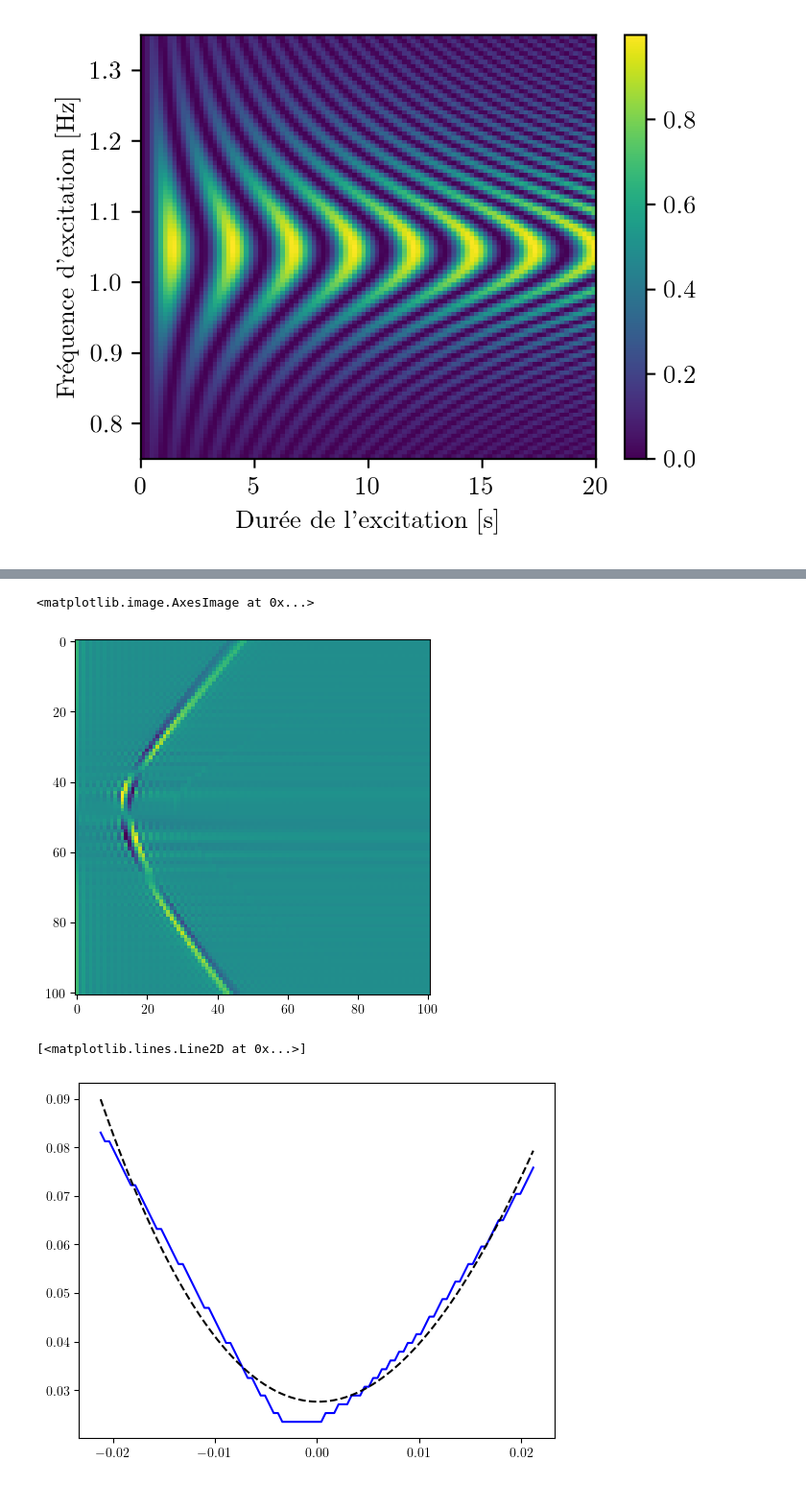
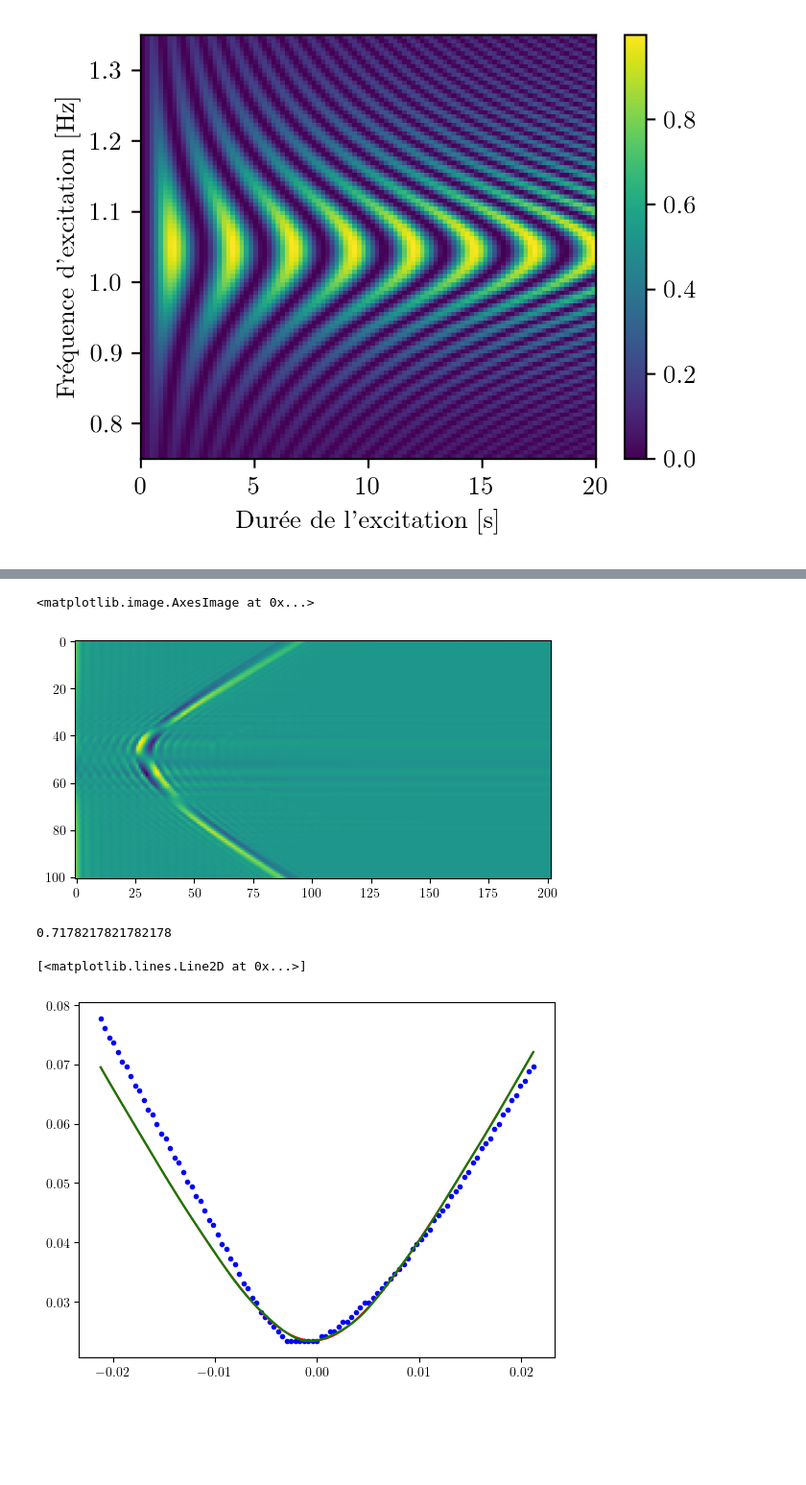
Before and after one commit to ekspone/GyroSpin, a Jupyter notebook: Article/Julia/Rabi_Test.ipynb, the cells around one changed output, grey strips where cells are left out. Shown at 96% size. Cells and saved outputs as stored; diff of their text form; code cells hidden in the pictures; blank space fills up the shorter version.

```diff
--- a/Article/Julia/Rabi_Test.ipynb
+++ b/Article/Julia/Rabi_Test.ipynb
@@ -87,7 +87,7 @@ plt.show()
 signal = RabiXY_num
 
 
-n = int(len(signal) * 2)
+n = int(len(signal) * 4)
 
 
 fourier_num = np.fft.rfft(signal, n)
@@ -128,42 +128,61 @@ A_th = np.abs(fourier_th)
 plt.imshow(A_num - A_th)
 # %% [output]
 <matplotlib.image.AxesImage at 0x...>
-[figure, old version]
+[figure, new version]
 # %%
 list_max = []
 
 for l in A_num:
     #list_max.append(np.argmax(l[1:]))
-    list_max.append( freq_Benji[np.argmax(l[1:])] )
+    list_max.append( freq_Benji[np.argmax(l[2:]) + 2] )
 
 list_max = np.array(list_max)
+
+np.min(list_max)
+# %% [output]
+0.7178217821782178
 # %%
 from scipy.optimize import curve_fit
 
+
+def Rabi_Freq_Modified(delta, f_R, f_L):
+    return 2 * f_R * (1 + delta / f_L)**2
+
+
+def New_Rabi(delta, f_R, f_L):
+    return 2 * f_R * (1 + delta * ( 1 + np.sinc( delta * tab_t_burst[-1] / np.pi ) ) / f_L)**2
+
+
 def Pulsate(delta, f_R_0, f_L_0):
     return 2 * np.pi * np.sqrt( delta**2 + Rabi_Freq_Modified(delta, f_R_0, f_L_0)**2 ) / 2
+
+
+def New_Pulsate(delta, f_R_0, f_L_0):
+    return 2 * np.pi * np.sqrt( delta**2 + New_Rabi(delta, f_R_0, f_L_0)**2 ) / 2
 
 Y_th = Pulsate(delta, f_R_0, f_L_0)
 
 coeff = np.min(Y_th) / np.min(list_max)
 
 Y_num = coeff * list_max
 
 
 #plt.plot(delta, coeff * list_max, 'b')
 #plt.plot(delta, Pulsate(delta, f_R_0, f_L_0), 'r')
 
 #F = np.polyfit(delta, Y_num, deg=3)
 #print(F)
 
 def Fit_Model(delta, a, b, c, d):
     return a +  delta * b + (delta**2) * c + (delta**3) * d
 
 tab, pcov = curve_fit(Fit_Model, delta, Y_num, p0=[0,0,0,0])
 
-plt.plot(delta, coeff * list_max, 'b')
-#plt.plot(delta, Pulsate(delta, f_R_0, f_L_0), 'r')
-plt.plot(delta, Fit_Model(delta, *tab), 'k--')
+plt.scatter(delta, coeff * list_max, color='b', marker='.')
+plt.plot(delta, Pulsate(delta, f_R_0, f_L_0), 'r')
+plt.plot(delta, New_Pulsate(delta, f_R_0, f_L_0), 'g')
+
+#plt.plot(delta, Fit_Model(delta, *tab), 'k--')
 # %% [output]
 [<matplotlib.lines.Line2D at 0x...>]
-[figure, old version]
+[figure, new version]
```
Also changed, not shown: parts of 1 cell of this notebook, 2 other files.
